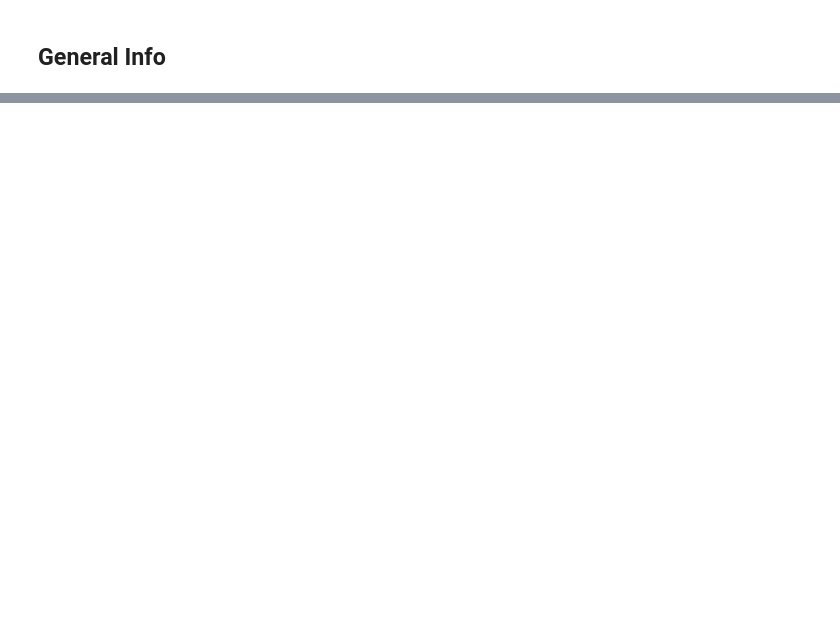
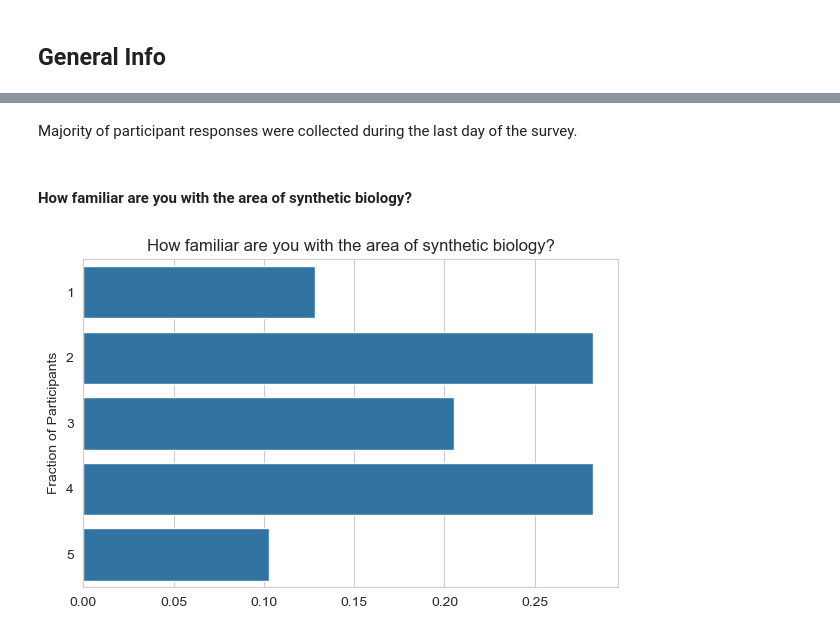
Before and after one commit to Sauciu1/iGEM, a Jupyter notebook: perspective_analysis.ipynb, the cells around one changed output, grey strips where cells are left out. Drawn from its saved outputs; the diff is of its cells as text; code cells hidden in the pictures; blank space fills up the shorter version.

```diff
--- a/perspective_analysis.ipynb
+++ b/perspective_analysis.ipynb
@@ -51,0 +119,20 @@ As the data will not be used for model generation and includes relatively few re
+# %% [markdown]
+Majority of participant responses were collected during the last day of the survey.
+# %% [markdown]
+#### How familiar are you with the area of synthetic biology?
+# %%
+fam_map = {
+    'Very knowledgeable': 5,
+    'Good amount of knowledge': 4,
+    'Basic knowledge': 3,
+    'Know of the term': 2,
+    'No knowledge': 1,
+    **{f"{i}": i for i in range(1, 6)}
+}
+
+df[df.columns[1]] = pd.to_numeric(df[df.columns[1]].map(fam_map), errors='coerce').astype('Int64')
+
+
+fraction_plot(df, 1, df.columns[1])
+# %% [output]
+[figure, added]
```
Also changed, not shown: parts of 82 cells of this notebook, 1 other file.
